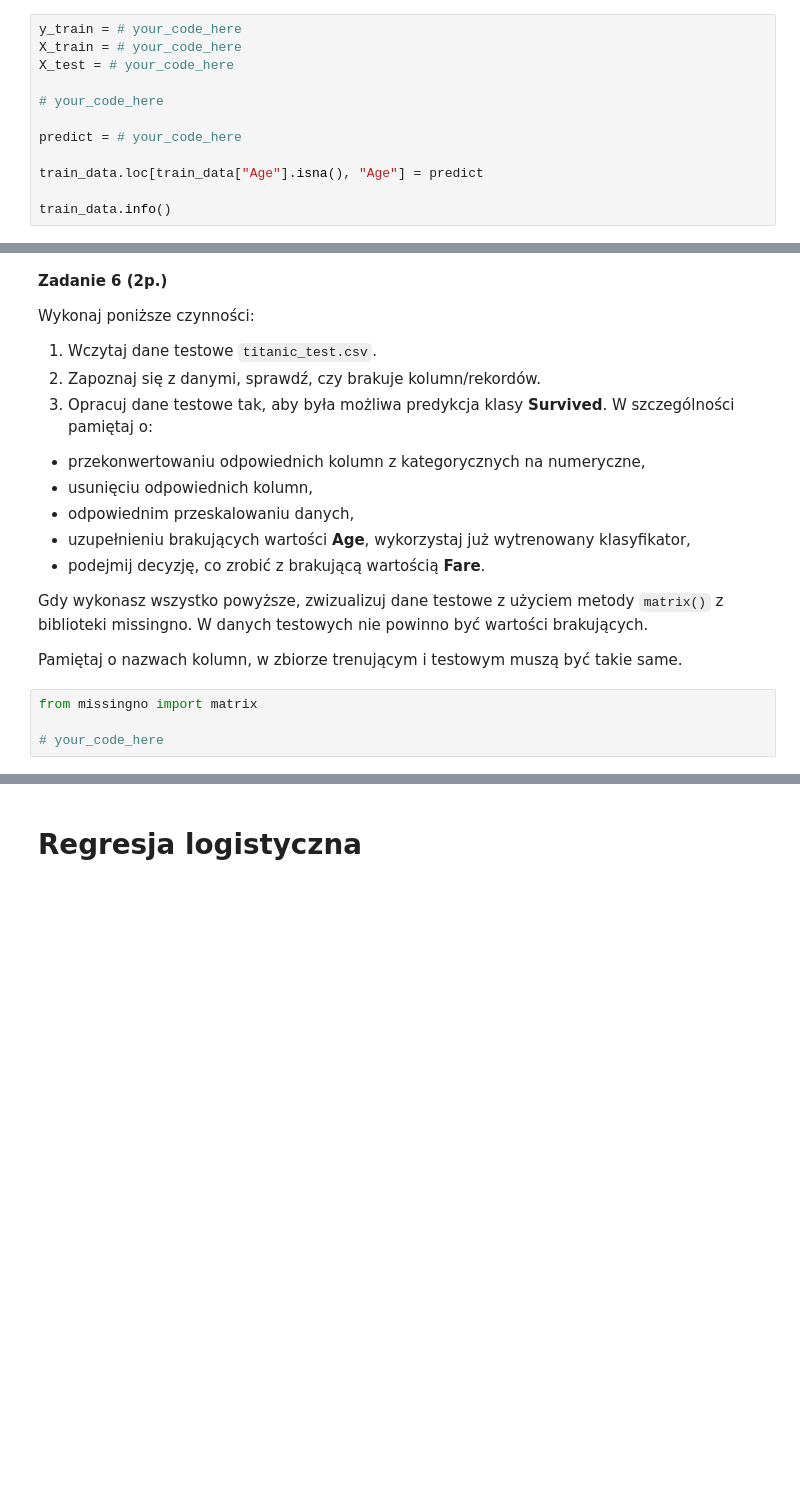
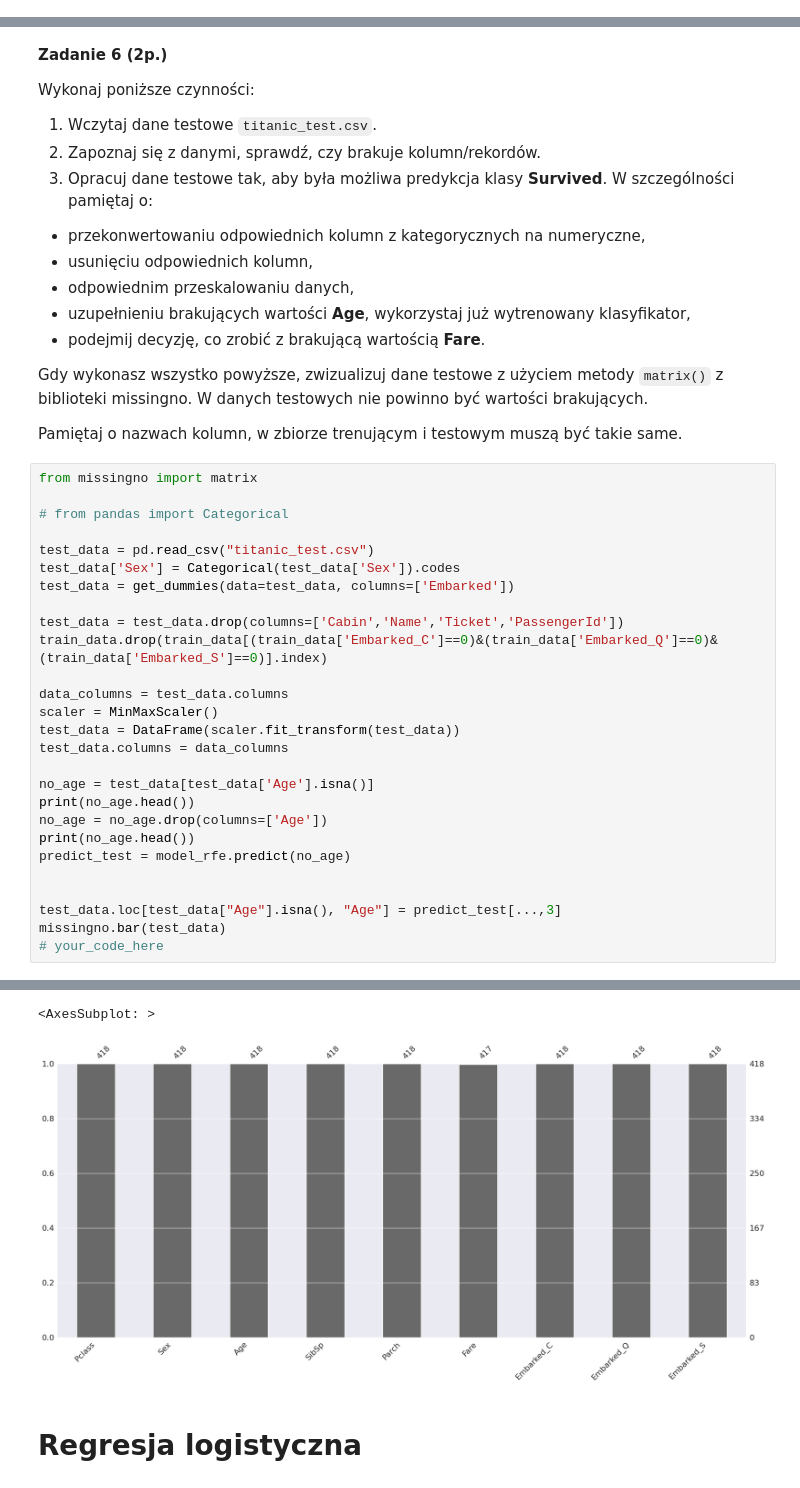
Before and after one commit to jagodek/ai-lab-university-course, a Jupyter notebook: lab1/lab_1_introduction.ipynb, the cells around one changed output, grey strips where cells are left out. Drawn from its saved outputs; the diff is of its cells as text; blank space fills up the shorter version.

```diff
--- a/lab1/lab_1_introduction.ipynb
+++ b/lab1/lab_1_introduction.ipynb
@@ -467,15 +493,3 @@ Wykonaj poniższe czynności:
 1. Wytrenuj model regresji liniowej na podstawie danych (`x_train, y_train`), z wykorzystaniem `RFE` z ustaloną liczbą cech równą 8 (wybrane na podstawie poprzedniej analizy).
 1. Wykorzystaj model do predykcji wartości **Age** dla zbioru `x_test`, wyniki zapisz w zmiennej `predict`.
 1. W oryginalnym zbiorze danych `train_data`, zastąp wartości NaN z kolumny **Age** wartościami ze zmiennej `predict`.
-# %%
-y_train = # your_code_here
-X_train = # your_code_here
-X_test = # your_code_here
-
-# your_code_here
-
-predict = # your_code_here
-
-train_data.loc[train_data["Age"].isna(), "Age"] = predict
-
-train_data.info()
@@ -501,7 +607,31 @@ Wykonaj poniższe czynności:
 Gdy wykonasz wszystko powyższe, zwizualizuj dane testowe z użyciem metody `matrix()` z biblioteki missingno. W danych testowych nie powinno być wartości brakujących.
 
 Pamiętaj o nazwach kolumn, w zbiorze trenującym i testowym muszą być takie same.
-# %%
-from missingno import matrix
-
-# your_code_here
+# %%
+from missingno import matrix
+
+# from pandas import Categorical
+
+test_data = pd.read_csv("titanic_test.csv")
+test_data['Sex'] = Categorical(test_data['Sex']).codes
+test_data = get_dummies(data=test_data, columns=['Embarked'])
+
+test_data = test_data.drop(columns=['Cabin','Name','Ticket','PassengerId'])
+train_data.drop(train_data[(train_data['Embarked_C']==0)&(train_data['Embarked_Q']==0)&(train_data['Embarked_S']==0)].index)
+
+data_columns = test_data.columns
+scaler = MinMaxScaler()
+test_data = DataFrame(scaler.fit_transform(test_data))
+test_data.columns = data_columns
+
+no_age = test_data[test_data['Age'].isna()]
+print(no_age.head())
+no_age = no_age.drop(columns=['Age'])
+print(no_age.head())
+predict_test = model_rfe.predict(no_age)
+
+
+test_data.loc[test_data["Age"].isna(), "Age"] = predict_test[...,3]
+missingno.bar(test_data)
+# your_code_here
+# %% [output]
@@ -508,3 +657,5 @@ from missingno import matrix
+<AxesSubplot: >
+[figure, added]
 # %% [markdown]
 # Regresja logistyczna
 # %% [markdown]
```
Also changed, not shown: parts of 23 cells of this notebook, 1 other file.
